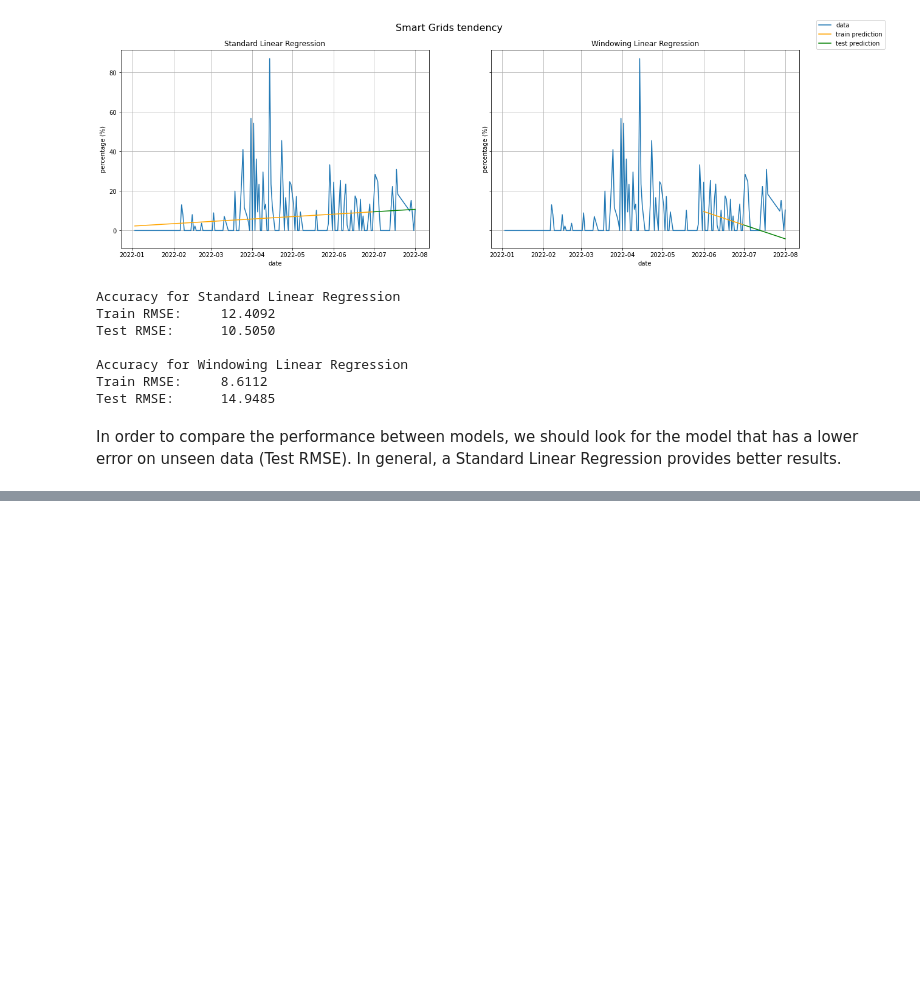
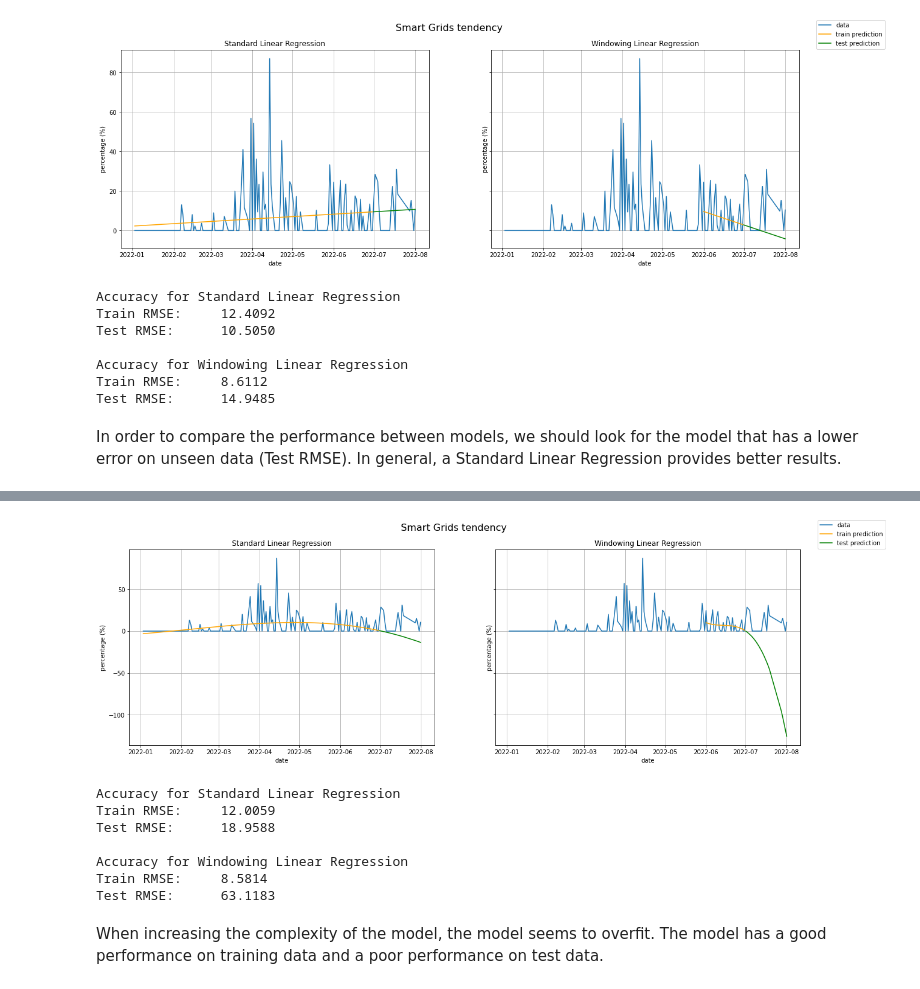
Before and after one commit to sergiolives19/Naveler, a Jupyter notebook: Categories tendency/categories_prediction.ipynb, the cells around one changed output, grey strips where cells are left out. Cells and saved outputs as stored; diff of their text form; code cells hidden in the pictures; blank space fills up the shorter version.

```diff
--- a/Categories tendency/categories_prediction.ipynb
+++ b/Categories tendency/categories_prediction.ipynb
@@ -198,0 +264,13 @@ In order to compare the performance between models, we should look for the model
+# %%
+plot_category('Smart Grids')
+# %% [output]
+[figure, added]
+Accuracy for Standard Linear Regression
+Train RMSE:     12.0059
+Test RMSE:      18.9588
+
+Accuracy for Windowing Linear Regression
+Train RMSE:     8.5814
+Test RMSE:      63.1183
+# %% [markdown]
+When increasing the complexity of the model, the model seems to overfit. The model has a good performance on training data and a poor performance on test data.
```
Also changed, not shown: parts of 16 cells of this notebook.
